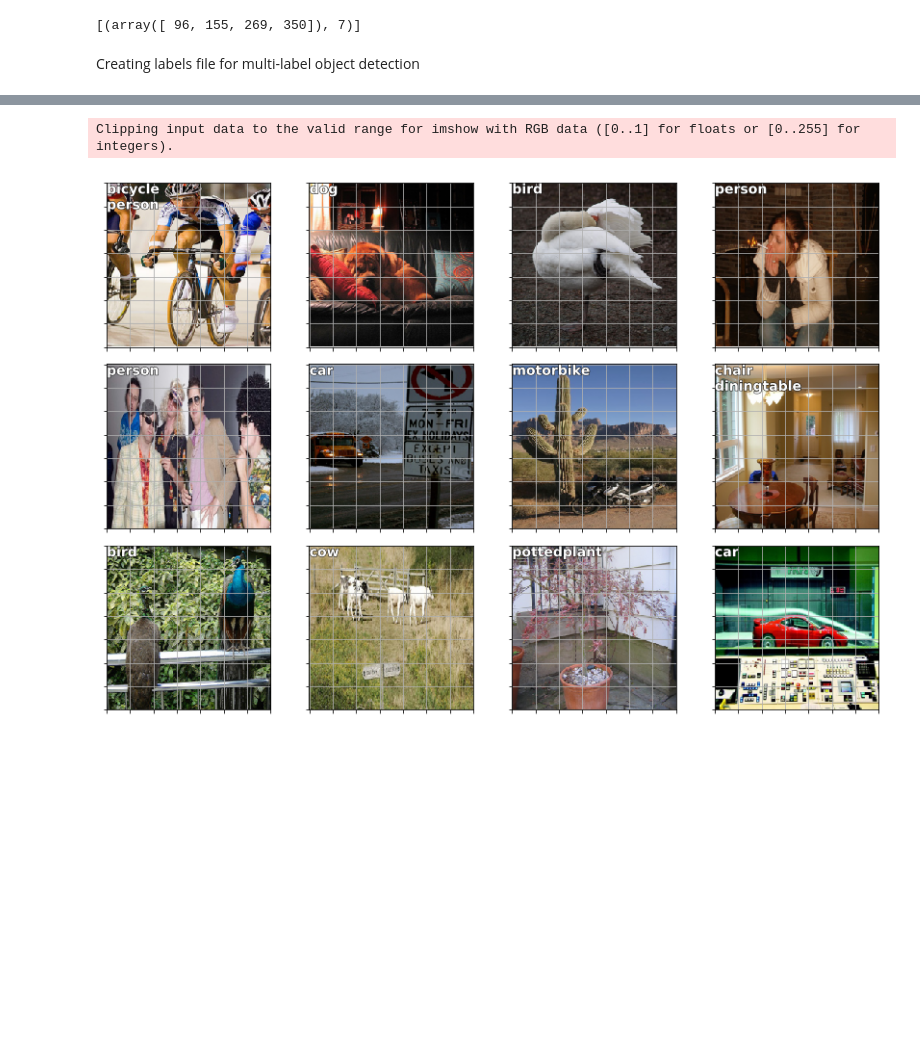
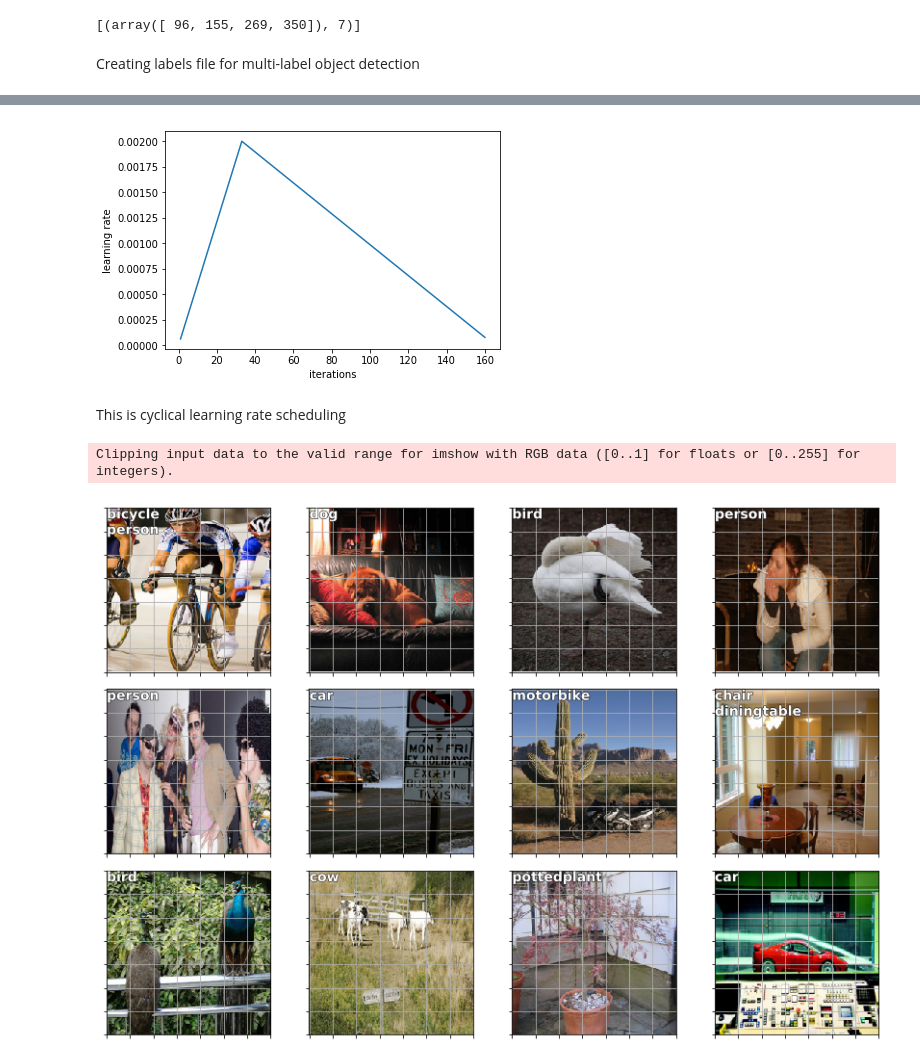
Before and after one commit to shik3519/deep-learning, a Jupyter notebook: notebooks/pascal-multi-ssd.ipynb, the cells around one changed output, grey strips where cells are left out. Saved outputs shown, nothing was run; the diff lists cells and outputs as text; code cells hidden in the pictures; blank space fills up the shorter version.

```diff
--- a/notebooks/pascal-multi-ssd.ipynb
+++ b/notebooks/pascal-multi-ssd.ipynb
@@ -173,3 +197,9 @@ epoch      trn_loss   val_loss   <lambda>
+# %%
+learn.sched.plot_lr()
+# %% [output]
+[figure, added]
+# %% [markdown]
+This is cyclical learning rate scheduling
 # %%
 learn.save('mclas')
 # %%
```
Also changed, not shown: parts of 57 cells of this notebook.
